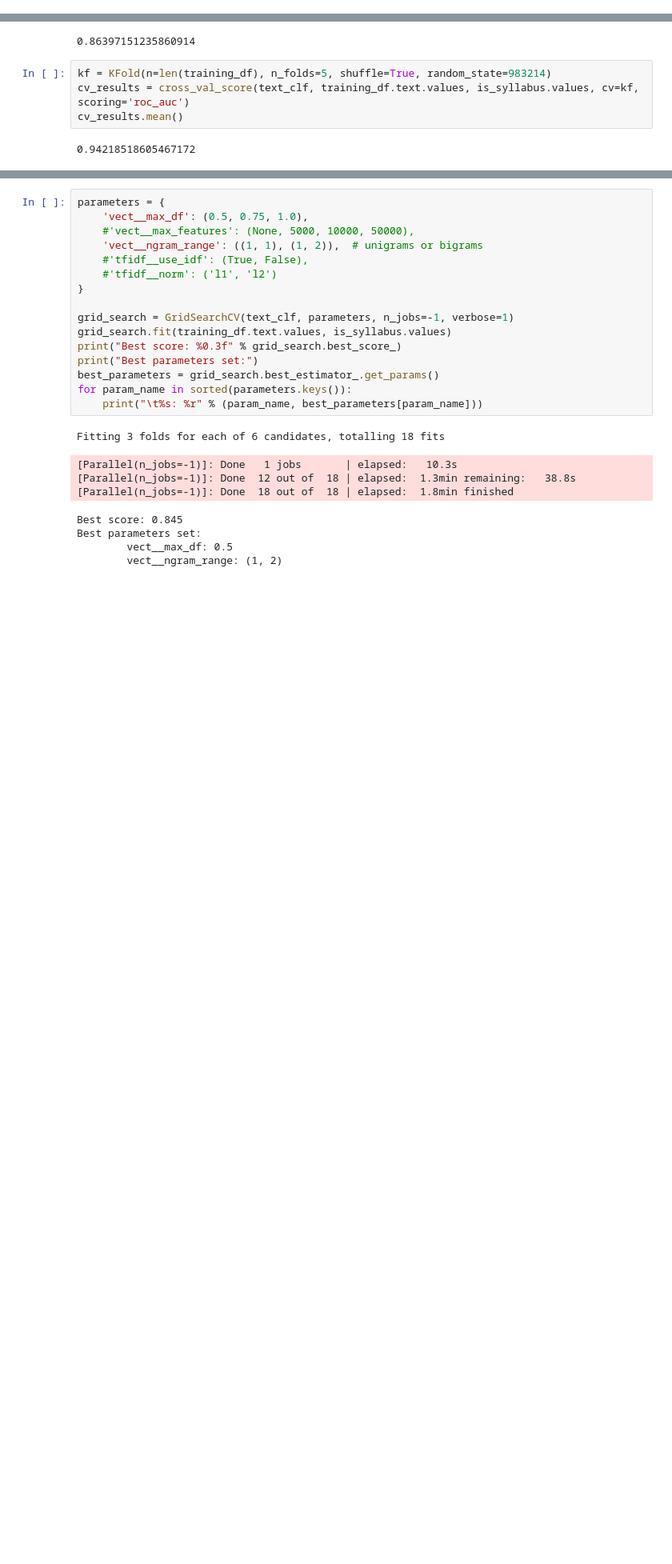
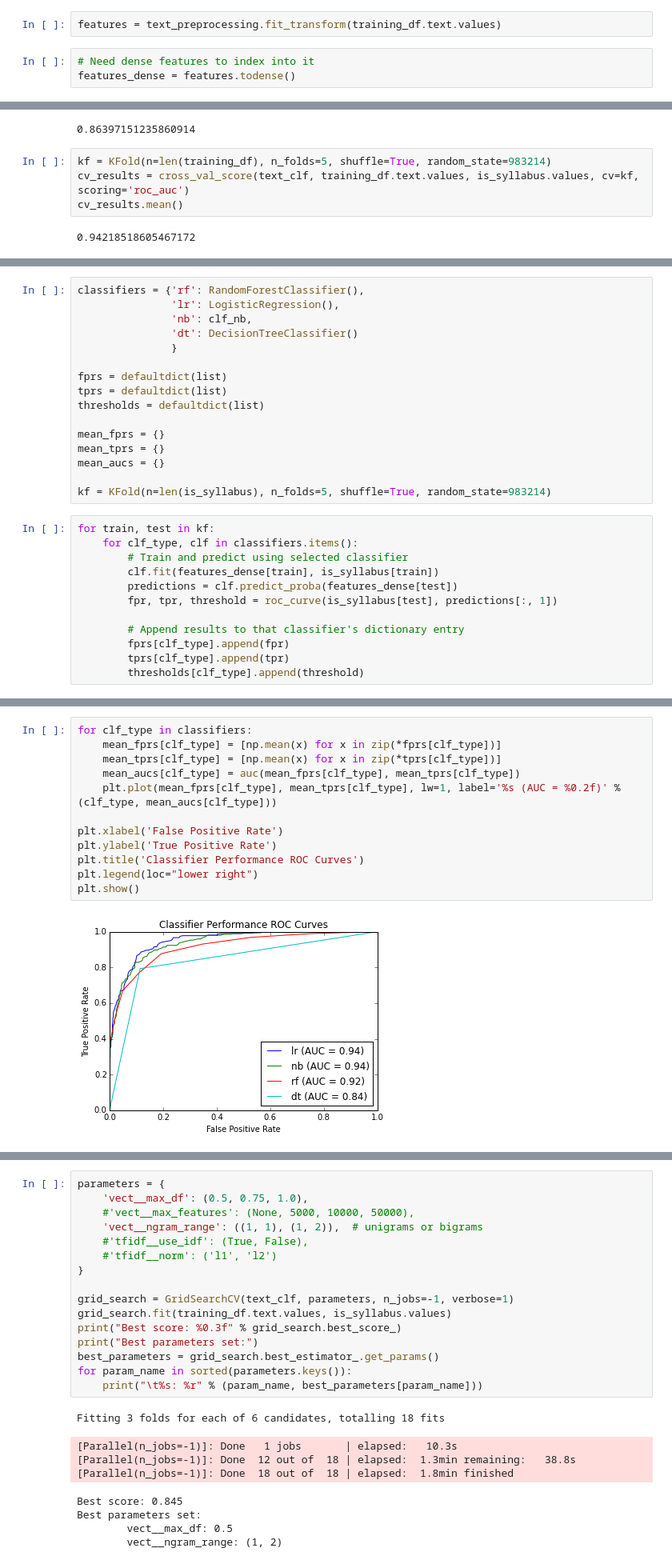
Before and after one commit to samzhang111/syllabus-classifier, a Jupyter notebook: Syllabus Classifier.ipynb, the cells around one changed output, grey strips where cells are left out. Shown at 80% size. Saved outputs shown, nothing was run; the diff lists cells and outputs as text; blank space fills up the shorter version.

Commit message:
other classifiers

```diff
--- a/Syllabus Classifier.ipynb
+++ b/Syllabus Classifier.ipynb
@@ -77,2 +83,7 @@ text_clf = Pipeline([('vect', CountVectorizer()),
+# %%
+features = text_preprocessing.fit_transform(training_df.text.values)
+# %%
+# Need dense features to index into it
+features_dense = features.todense()
 # %%
 kf = KFold(n=len(training_df), n_folds=5, shuffle=True, random_state=983214)
@@ -90,0 +131,28 @@ We get 86.4% mean accuracy and 94.22% mean ROC using out-of-the-box features and
+# %%
+classifiers = {'rf': RandomForestClassifier(),
+               'lr': LogisticRegression(),
+               'nb': clf_nb,
+               'dt': DecisionTreeClassifier()
+               }
+
+fprs = defaultdict(list)
+tprs = defaultdict(list)
+thresholds = defaultdict(list)
+
+mean_fprs = {}
+mean_tprs = {}
+mean_aucs = {}
+
+kf = KFold(n=len(is_syllabus), n_folds=5, shuffle=True, random_state=983214)
+# %%
+for train, test in kf:
+    for clf_type, clf in classifiers.items():
+        # Train and predict using selected classifier
+        clf.fit(features_dense[train], is_syllabus[train])
+        predictions = clf.predict_proba(features_dense[test])
+        fpr, tpr, threshold = roc_curve(is_syllabus[test], predictions[:, 1])
+
+        # Append results to that classifier's dictionary entry
+        fprs[clf_type].append(fpr)
+        tprs[clf_type].append(tpr)
+        thresholds[clf_type].append(threshold)
@@ -90,0 +161,14 @@ We get 86.4% mean accuracy and 94.22% mean ROC using out-of-the-box features and
+# %%
+for clf_type in classifiers:
+    mean_fprs[clf_type] = [np.mean(x) for x in zip(*fprs[clf_type])]
+    mean_tprs[clf_type] = [np.mean(x) for x in zip(*tprs[clf_type])]
+    mean_aucs[clf_type] = auc(mean_fprs[clf_type], mean_tprs[clf_type])
+    plt.plot(mean_fprs[clf_type], mean_tprs[clf_type], lw=1, label='%s (AUC = %0.2f)' % (clf_type, mean_aucs[clf_type]))
+
+plt.xlabel('False Positive Rate')
+plt.ylabel('True Positive Rate')
+plt.title('Classifier Performance ROC Curves')
+plt.legend(loc="lower right")
+plt.show()
+# %% [output]
+[figure, added]
```
Also changed, not shown: parts of 19 cells of this notebook.
